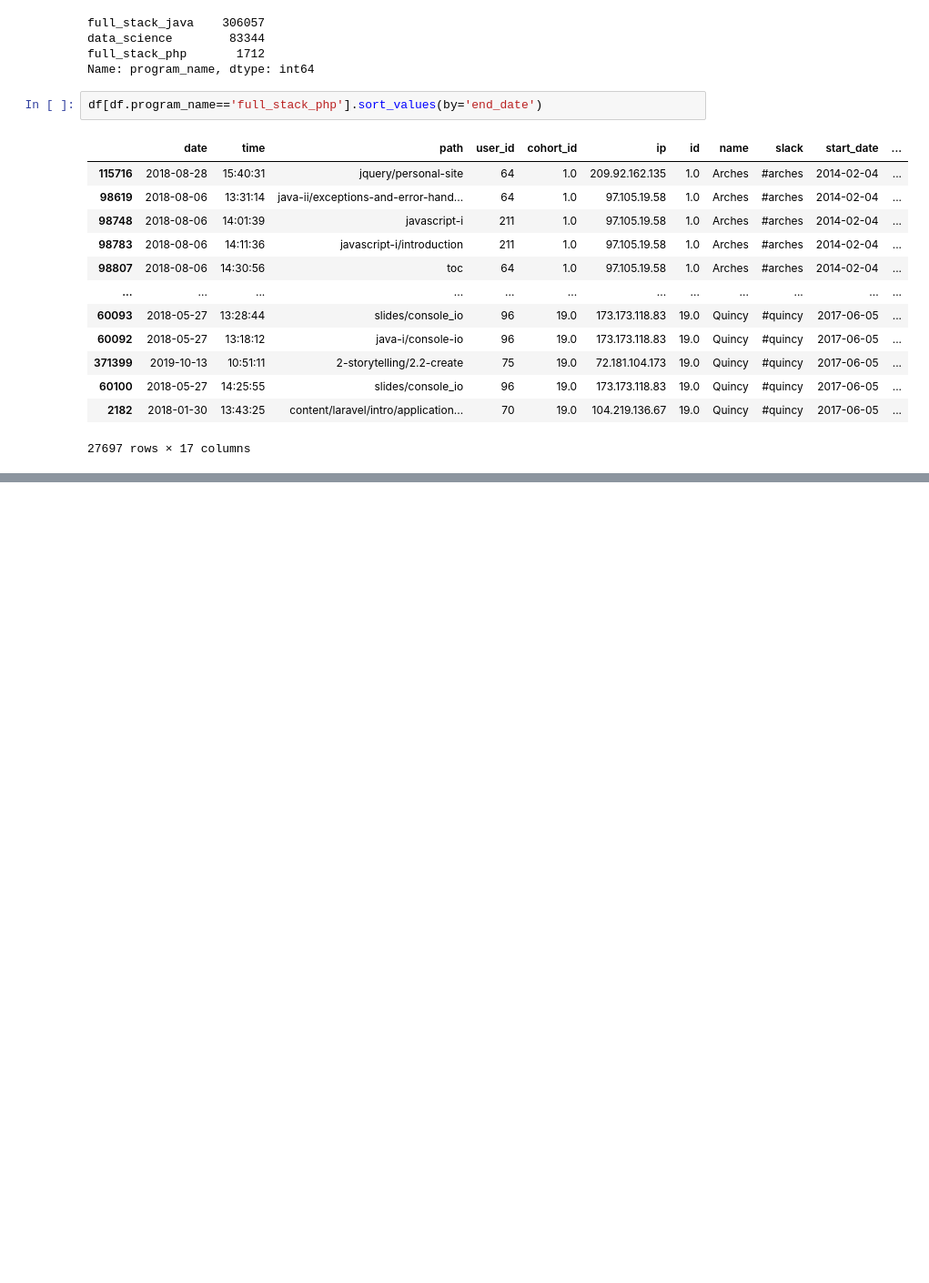
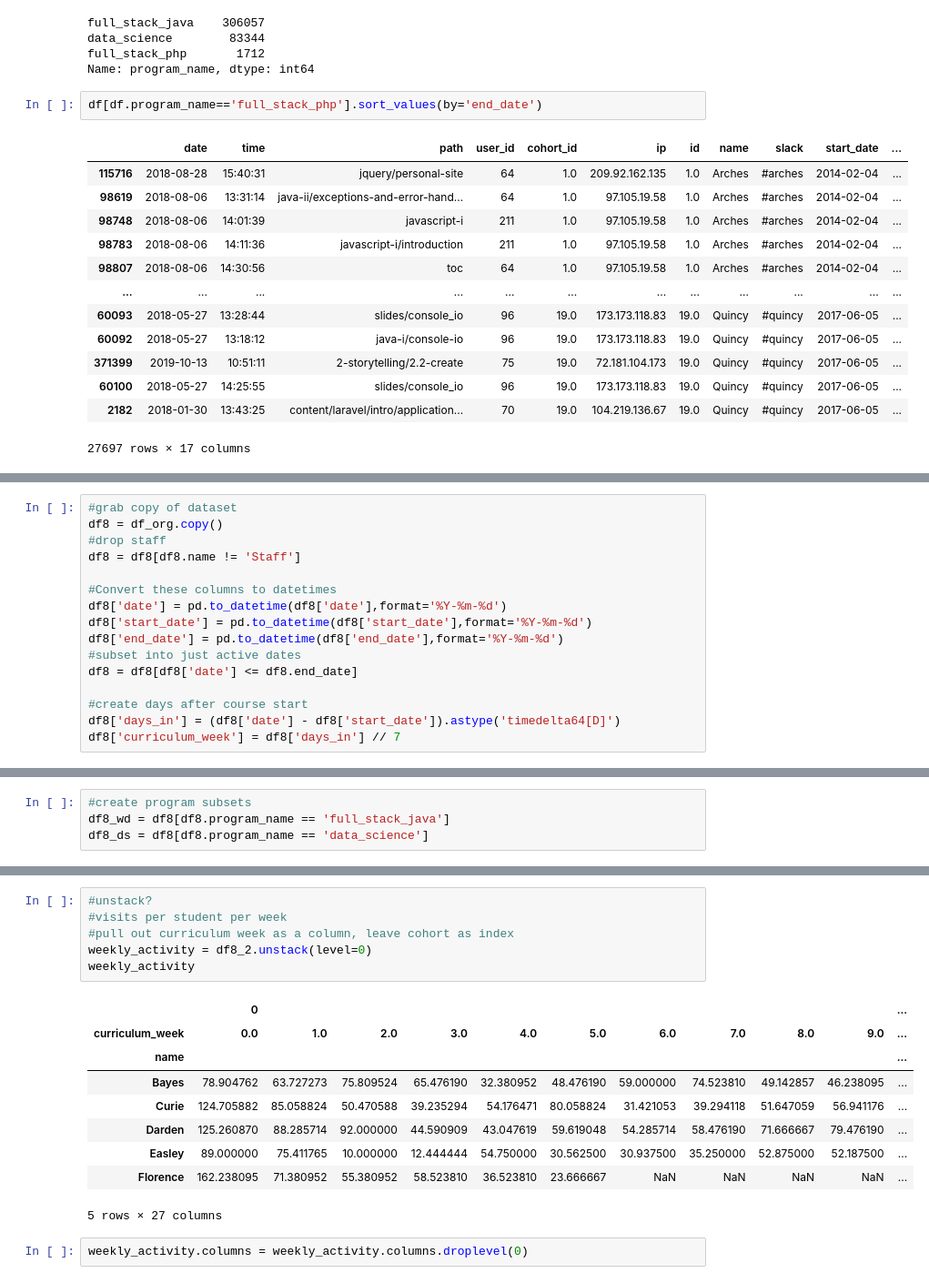
Before and after one commit to anomaly-project-jemison-01/anomaly_project, a Jupyter notebook: schlichting/explore.ipynb, the cells around one changed output, grey strips where cells are left out. Shown at 91% size. Cells and saved outputs as stored; diff of their text form; blank space fills up the shorter version.

```diff
--- a/schlichting/explore.ipynb
+++ b/schlichting/explore.ipynb
@@ -601,0 +615,16 @@ df[df.program_name=='full_stack_php'].sort_values(by='end_date')
+# %%
+#grab copy of dataset
+df8 = df_org.copy()
+#drop staff
+df8 = df8[df8.name != 'Staff']
+
+#Convert these columns to datetimes
+df8['date'] = pd.to_datetime(df8['date'],format='%Y-%m-%d')
+df8['start_date'] = pd.to_datetime(df8['start_date'],format='%Y-%m-%d')
+df8['end_date'] = pd.to_datetime(df8['end_date'],format='%Y-%m-%d')
+#subset into just active dates
+df8 = df8[df8['date'] <= df8.end_date]
+
+#create days after course start
+df8['days_in'] = (df8['date'] - df8['start_date']).astype('timedelta64[D]')
+df8['curriculum_week'] = df8['days_in'] // 7
@@ -601,0 +635,4 @@ df[df.program_name=='full_stack_php'].sort_values(by='end_date')
+# %%
+#create program subsets
+df8_wd = df8[df8.program_name == 'full_stack_java']
+df8_ds = df8[df8.program_name == 'data_science']
@@ -601,0 +702,18 @@ df[df.program_name=='full_stack_php'].sort_values(by='end_date')
+# %%
+#unstack?
+#visits per student per week
+#pull out curriculum week as a column, leave cohort as index
+weekly_activity = df8_2.unstack(level=0)
+weekly_activity
+# %% [output]
+|  | 0 |  |  |  |  |  |  |  |  |  | ... |
+| curriculum_week | 0.0 | 1.0 | 2.0 | 3.0 | 4.0 | 5.0 | 6.0 | 7.0 | 8.0 | 9.0 | ... |
+| name |  |  |  |  |  |  |  |  |  |  | ... |
+| Bayes | 78.904762 | 63.727273 | 75.809524 | 65.476190 | 32.380952 | 48.476190 | 59.000000 | 74.523810 | 49.142857 | 46.238095 | ... |
+| Curie | 124.705882 | 85.058824 | 50.470588 | 39.235294 | 54.176471 | 80.058824 | 31.421053 | 39.294118 | 51.647059 | 56.941176 | ... |
+| Darden | 125.260870 | 88.285714 | 92.000000 | 44.590909 | 43.047619 | 59.619048 | 54.285714 | 58.476190 | 71.666667 | 79.476190 | ... |
+| Easley | 89.000000 | 75.411765 | 10.000000 | 12.444444 | 54.750000 | 30.562500 | 30.937500 | 35.250000 | 52.875000 | 52.187500 | ... |
+| Florence | 162.238095 | 71.380952 | 55.380952 | 58.523810 | 36.523810 | 23.666667 | NaN | NaN | NaN | NaN | ... |
+5 rows × 27 columns
+# %%
+weekly_activity.columns = weekly_activity.columns.droplevel(0)
```
Also changed, not shown: parts of 13 cells of this notebook, 2 other files.
